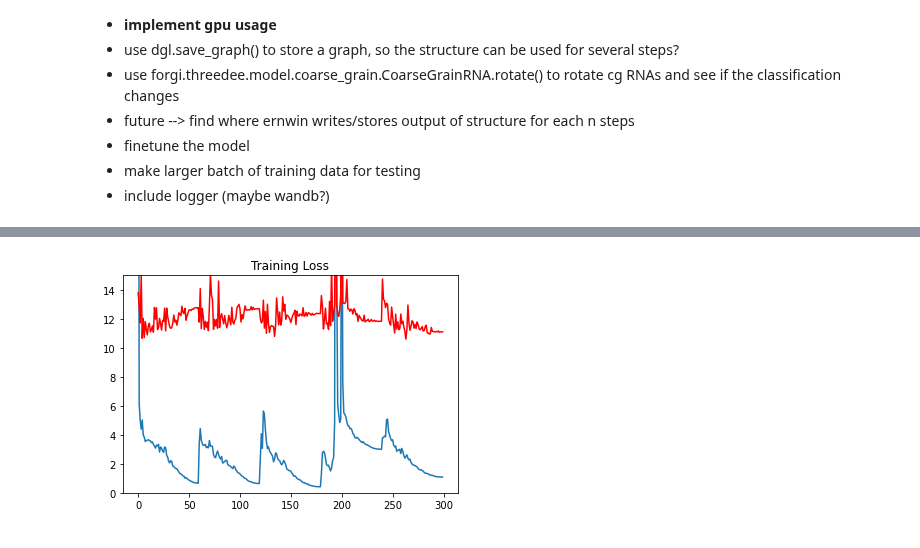
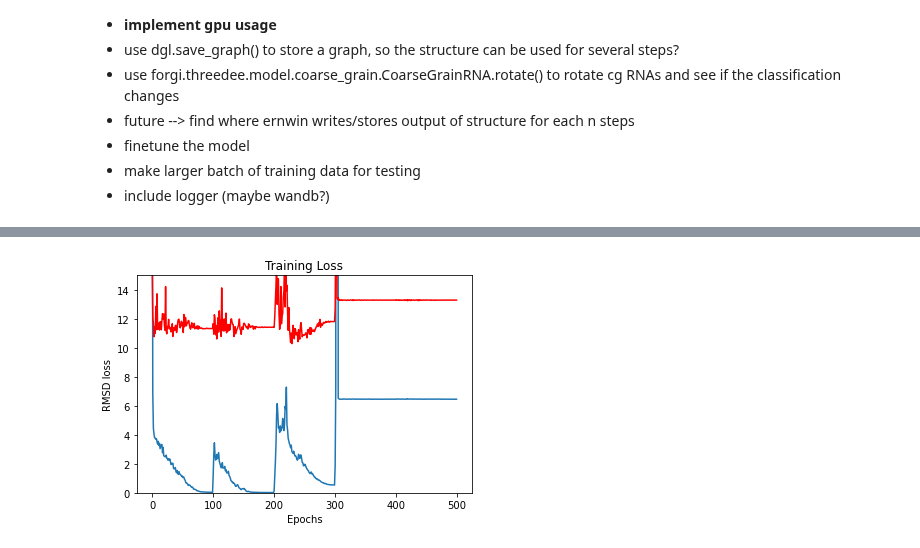
Before and after one commit to milang9/3d_classifier, a Jupyter notebook: 3d_classifier.ipynb, the cells around one changed output, grey strips where cells are left out. Saved outputs shown, nothing was run; the diff lists cells and outputs as text; code cells hidden in the pictures.

Commit message:
Cyclic LR

```diff
--- a/3d_classifier.ipynb
+++ b/3d_classifier.ipynb
@@ -262,14 +274,14 @@ model = CG_Classifier(
     num_features=3 #len(graph.ndata)
 )
 
-b_size = 32
+b_size = 64
 train_dataloader = dtl.pytorch.GraphDataLoader(training_dataset, batch_size=b_size, shuffle=True)
 
 opt = th.optim.Adam(model.parameters(), lr=3e-3) #SGD(model.parameters(), lr=1e-2, momentum=0.9) #
-scheduler = th.optim.lr_scheduler.CosineAnnealingWarmRestarts(opt, T_0=60) #CosineAnnealingLR(opt, T_max=50) #CyclicLR(opt, 5e-4, 1e-2, step_size_up=20)
+scheduler = th.optim.lr_scheduler.CosineAnnealingWarmRestarts(opt, T_0=100) #CosineAnnealingLR(opt, T_max=50) #CyclicLR(opt, 5e-4, 1e-2, step_size_up=20)
 model.train()
 
-epochs = 300
+epochs = 500
 
 
 #training setup
@@ -318,7 +330,7 @@ for epoch in range(epochs):
 
 end = time.perf_counter()
 
-print("Training took {:.2f} minutes".format((end - start)/60))
+print("Training took {:.2f} hours".format((end - start)/60/60))
 print("Minimum Training Loss {:.4f} in epoch {}".format(min(epoch_losses), epoch_losses.index(min(epoch_losses))))
 print("Minimum Validation Loss {:.4f} in epoch {}".format(min(val_losses), val_losses.index(min(val_losses))))
 
@@ -326,6 +338,8 @@ print("Minimum Validation Loss {:.4f} in epoch {}".format(min(val_losses), val_l
 plt.plot(epoch_losses)
 plt.plot(val_losses, 'r')
 plt.title("Training Loss")
+plt.xlabel("Epochs")
+plt.ylabel("RMSD loss")
 plt.ylim(ymax=15, ymin=0)
 plt.draw()
 # %% [output]
@@ -349 +363 @@ Minimum Validation Loss 10.6016 in epoch 263
-[figure, old version]
+[figure, new version]
```
Also changed, not shown: parts of 8 cells of this notebook, 3 other files.
